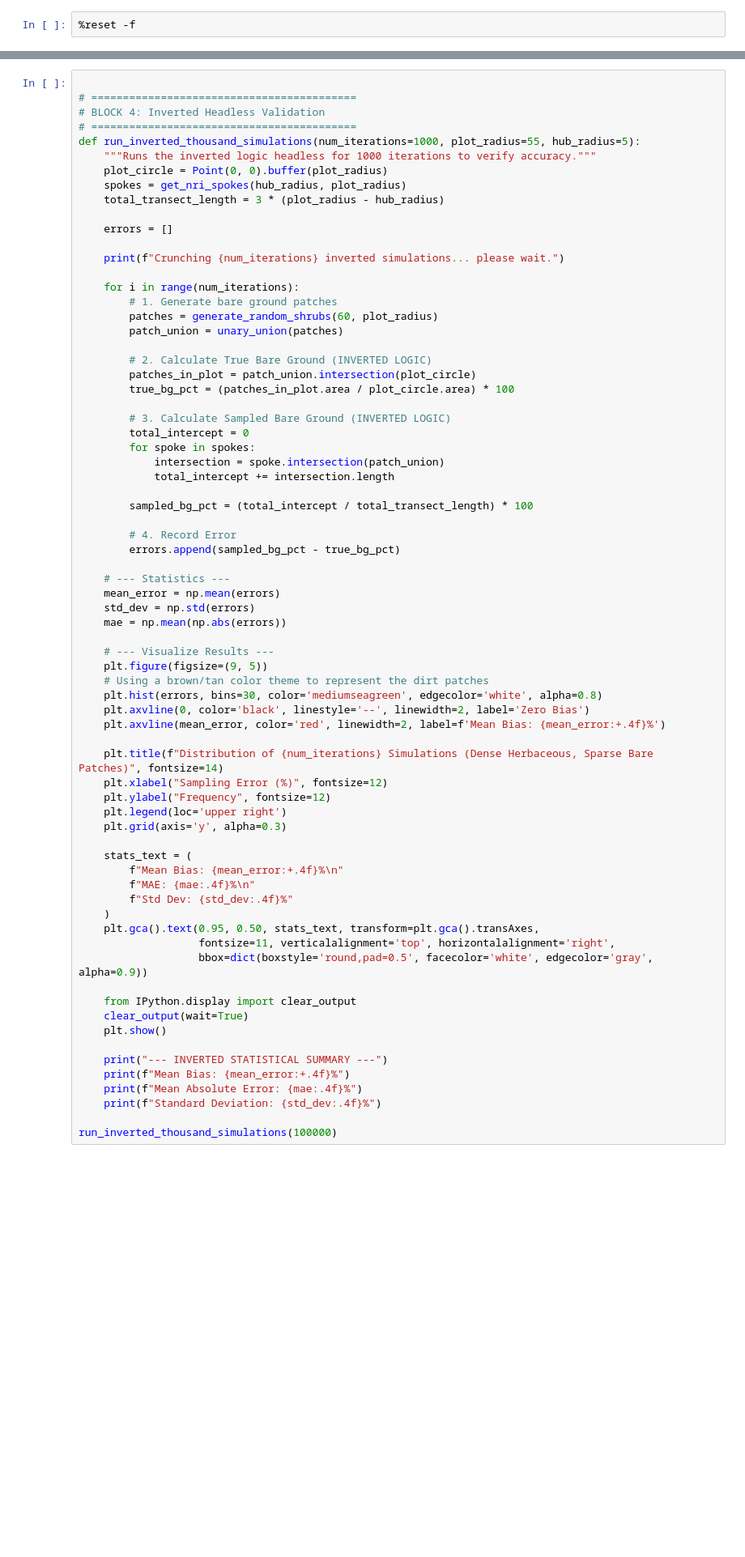
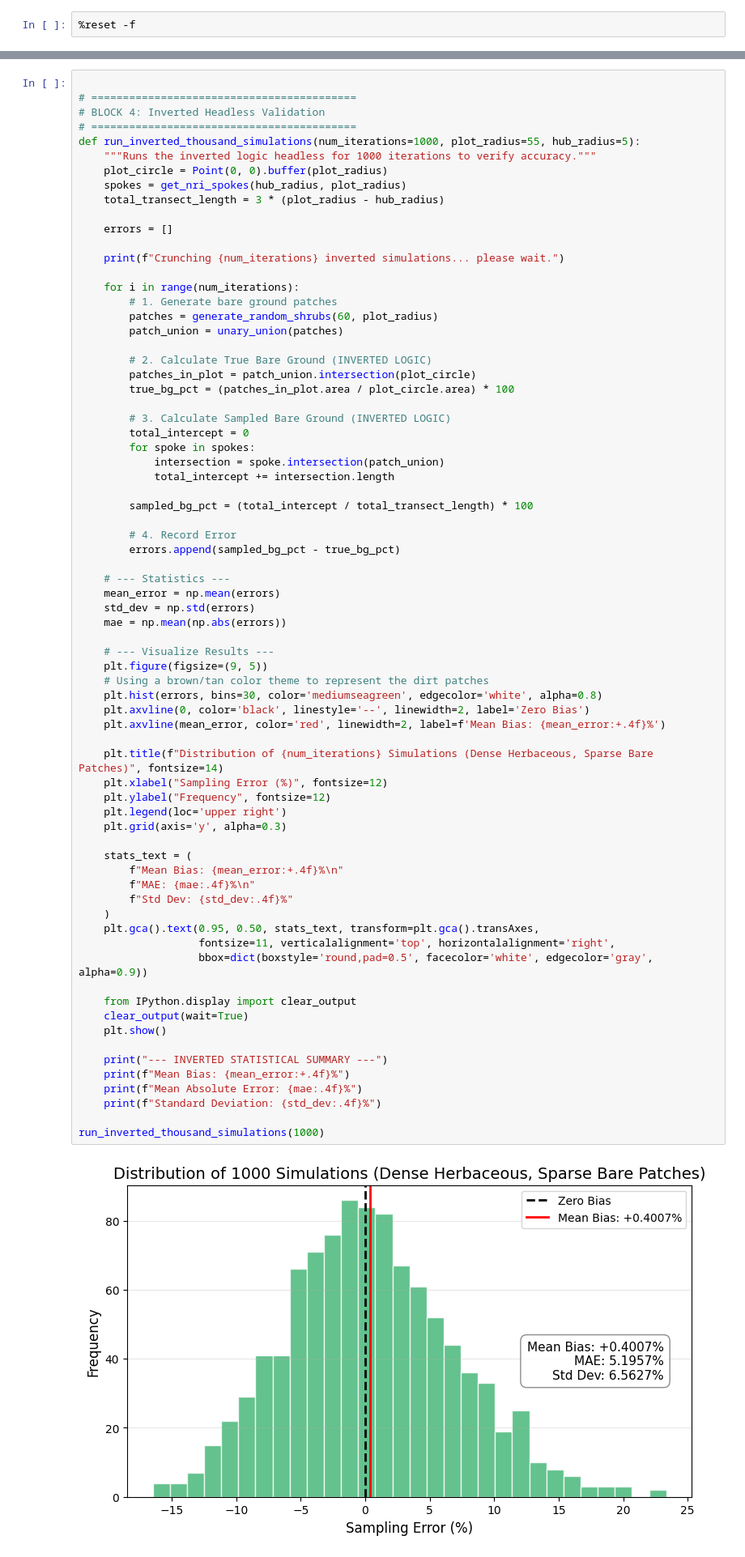
Before and after one commit to afullhart/SantaRita, a Jupyter notebook: Widgets/NRI_Sims.ipynb, the cells around one changed output, grey strips where cells are left out. Shown at 81% size. Cells and saved outputs as stored; diff of their text form; blank space fills up the shorter version.

```diff
--- a/Widgets/NRI_Sims.ipynb
+++ b/Widgets/NRI_Sims.ipynb
@@ -517,31 +659,33 @@ def run_inverted_thousand_simulations(num_iterations=1000, plot_radius=55, hub_r
     plt.figure(figsize=(9, 5))
     # Using a brown/tan color theme to represent the dirt patches
     plt.hist(errors, bins=30, color='mediumseagreen', edgecolor='white', alpha=0.8)
     plt.axvline(0, color='black', linestyle='--', linewidth=2, label='Zero Bias')
     plt.axvline(mean_error, color='red', linewidth=2, label=f'Mean Bias: {mean_error:+.4f}%')
 
     plt.title(f"Distribution of {num_iterations} Simulations (Dense Herbaceous, Sparse Bare Patches)", fontsize=14)
     plt.xlabel("Sampling Error (%)", fontsize=12)
     plt.ylabel("Frequency", fontsize=12)
     plt.legend(loc='upper right')
     plt.grid(axis='y', alpha=0.3)
 
     stats_text = (
         f"Mean Bias: {mean_error:+.4f}%\n"
         f"MAE: {mae:.4f}%\n"
         f"Std Dev: {std_dev:.4f}%"
     )
     plt.gca().text(0.95, 0.50, stats_text, transform=plt.gca().transAxes,
                    fontsize=11, verticalalignment='top', horizontalalignment='right',
                    bbox=dict(boxstyle='round,pad=0.5', facecolor='white', edgecolor='gray', alpha=0.9))
 
     from IPython.display import clear_output
     clear_output(wait=True)
     plt.show()
 
     print("--- INVERTED STATISTICAL SUMMARY ---")
     print(f"Mean Bias: {mean_error:+.4f}%")
     print(f"Mean Absolute Error: {mae:.4f}%")
     print(f"Standard Deviation: {std_dev:.4f}%")
 
-run_inverted_thousand_simulations(100000)
+run_inverted_thousand_simulations(1000)
+# %% [output]
+[figure, added]
```
Also changed, not shown: parts of 8 cells of this notebook.
